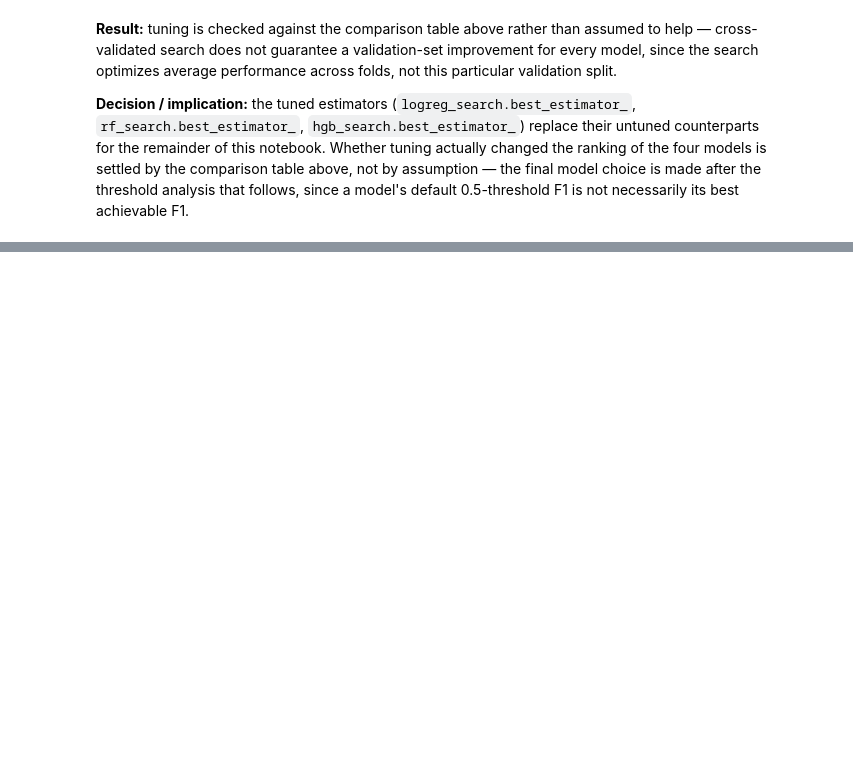
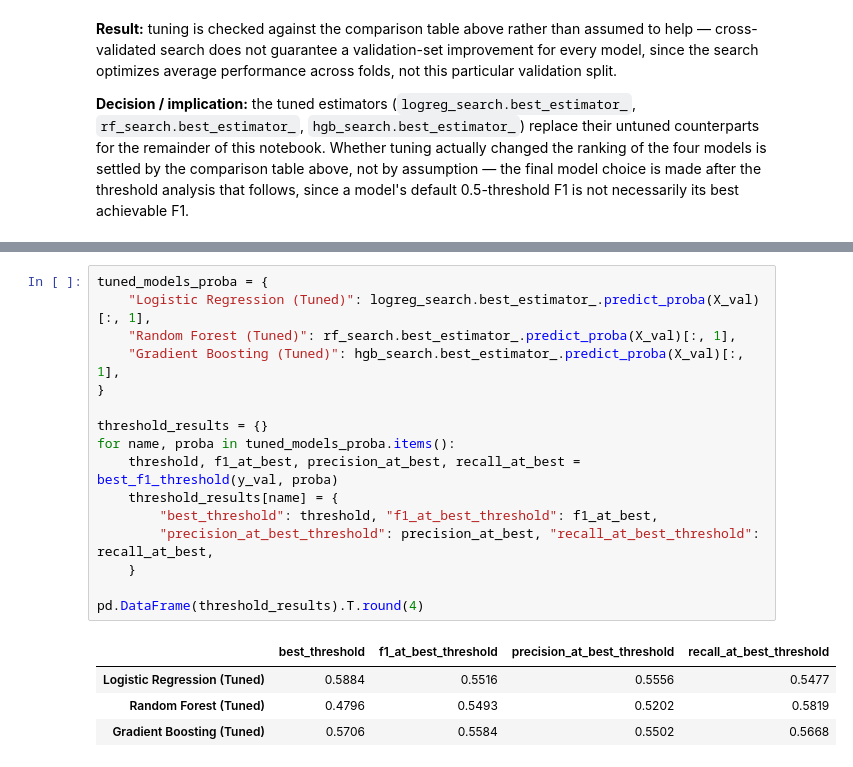
Before and after one commit to arielsharonferdinandus/Credit-Card-Clients-Risk-Prediction, a Jupyter notebook: Main.ipynb, the cells around one changed output, grey strips where cells are left out. Saved outputs shown, nothing was run; the diff lists cells and outputs as text; blank space fills up the shorter version.

```diff
--- a/Main.ipynb
+++ b/Main.ipynb
@@ -2039,0 +2058,21 @@ necessarily its best achievable F1.
+# %%
+tuned_models_proba = {
+    "Logistic Regression (Tuned)": logreg_search.best_estimator_.predict_proba(X_val)[:, 1],
+    "Random Forest (Tuned)": rf_search.best_estimator_.predict_proba(X_val)[:, 1],
+    "Gradient Boosting (Tuned)": hgb_search.best_estimator_.predict_proba(X_val)[:, 1],
+}
+
+threshold_results = {}
+for name, proba in tuned_models_proba.items():
+    threshold, f1_at_best, precision_at_best, recall_at_best = best_f1_threshold(y_val, proba)
+    threshold_results[name] = {
+        "best_threshold": threshold, "f1_at_best_threshold": f1_at_best,
+        "precision_at_best_threshold": precision_at_best, "recall_at_best_threshold": recall_at_best,
+    }
+
+pd.DataFrame(threshold_results).T.round(4)
+# %% [output]
+|  | best_threshold | f1_at_best_threshold | precision_at_best_threshold | recall_at_best_threshold |
+| Logistic Regression (Tuned) | 0.5884 | 0.5516 | 0.5556 | 0.5477 |
+| Random Forest (Tuned) | 0.4796 | 0.5493 | 0.5202 | 0.5819 |
+| Gradient Boosting (Tuned) | 0.5706 | 0.5584 | 0.5502 | 0.5668 |
```
Also changed, not shown: parts of 9 cells of this notebook.
